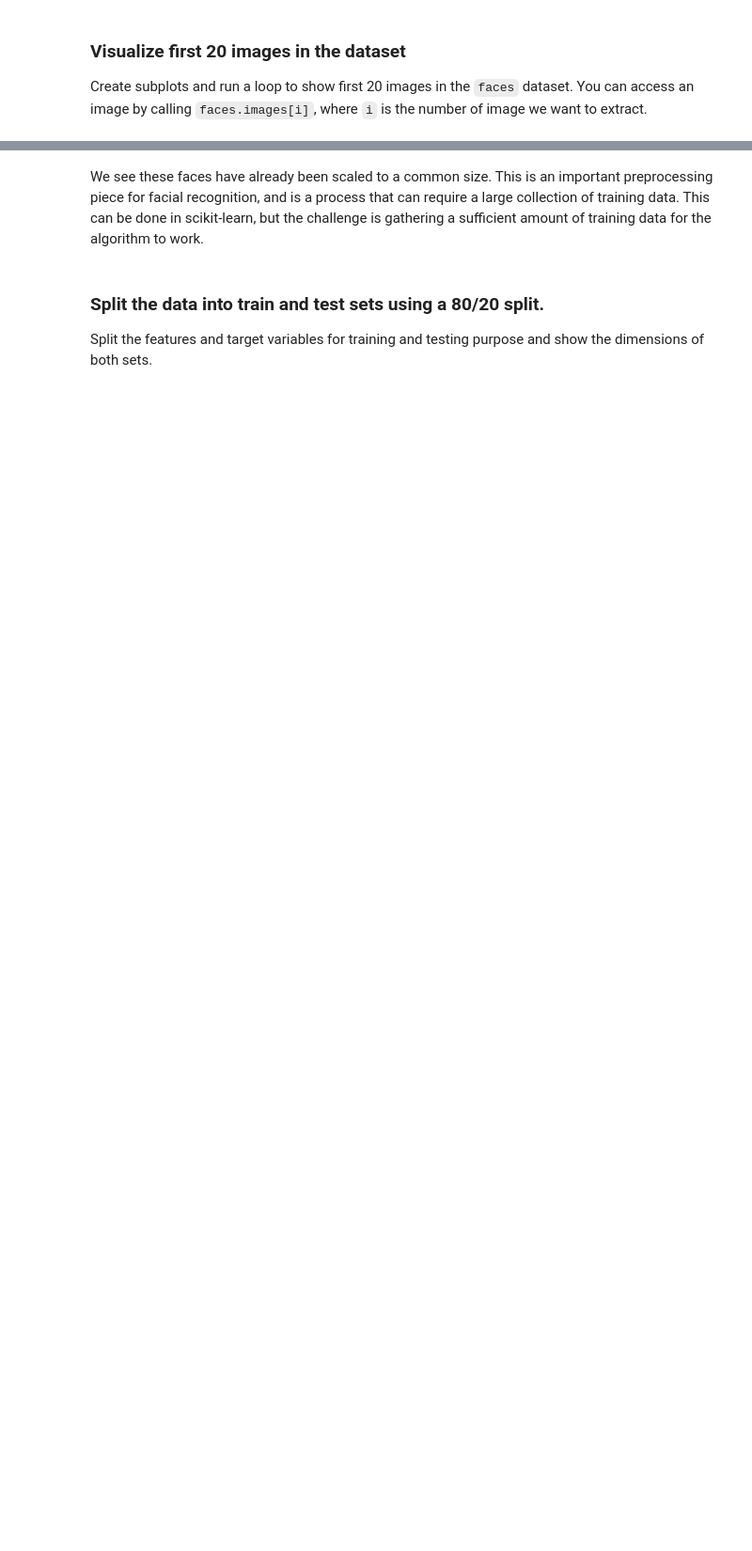
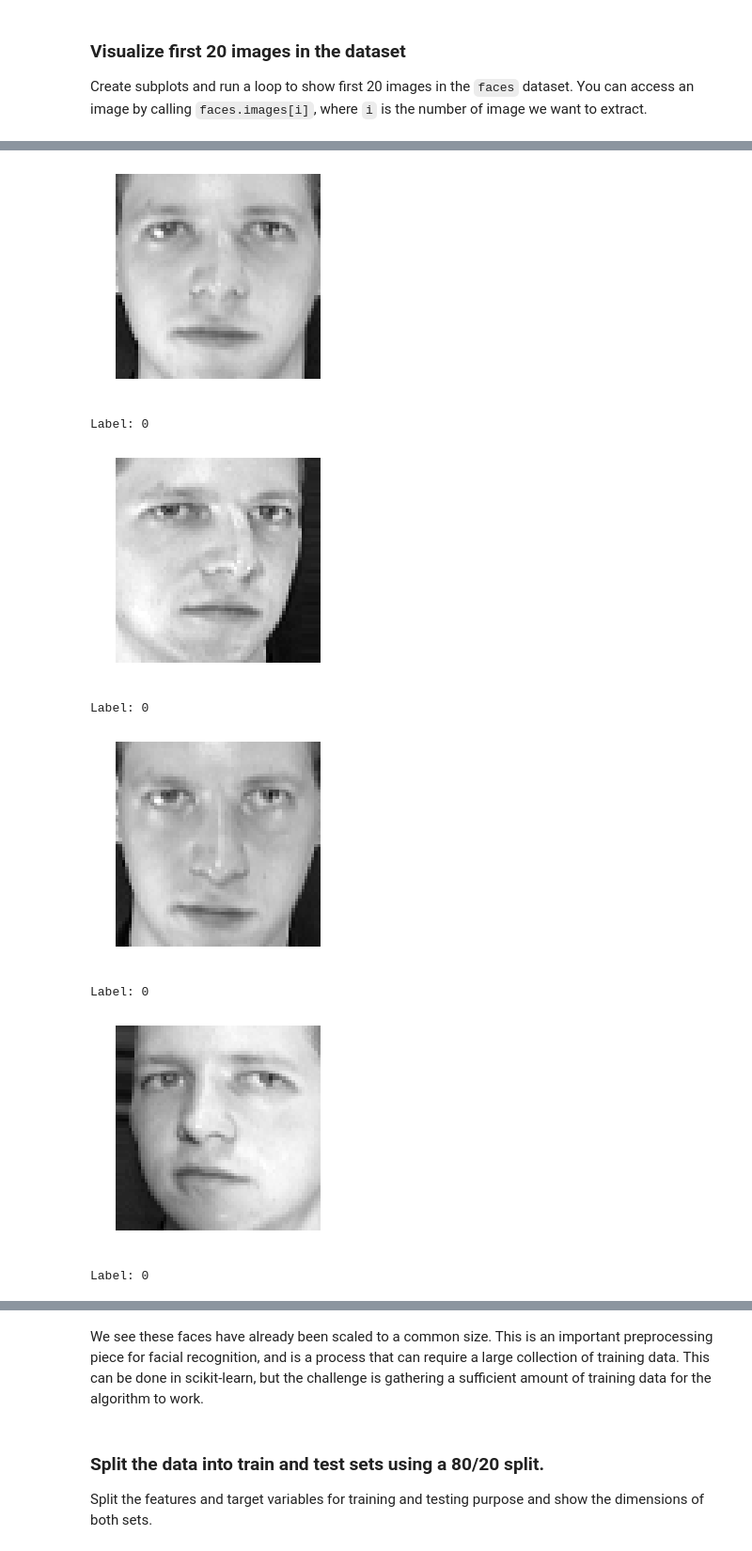
Before and after one commit to DavidBraslow/dsc-3-34-12-facial-recognition-with-pca-and-eigenfaces-lab-online-ds-sp-000, a Jupyter notebook: index.ipynb, the cells around one changed output, grey strips where cells are left out. Shown: that part at 94% size. Drawn from its saved outputs; the diff is of its cells as text; code cells hidden in the pictures; blank space fills up the shorter version.

```diff
--- a/index.ipynb
+++ b/index.ipynb
@@ -92,0 +93,19 @@ Create subplots and run a loop to show first 20 images in the `faces` dataset. Y
+# %%
+for i in range(0,20):
+    pixels = faces.images[i]
+    plt.imshow(pixels, cmap='gray')
+    plt.axis('off')
+    plt.show()
+    print ('Label:', faces.target[i])
+
+
+# Code here
+# %% [output]
+[figure, added]
+Label: 0
+[figure, added]
+Label: 0
+[figure, added]
+Label: 0
+[figure, added]
+Label: 0
```
Also changed, not shown: parts of 23 cells of this notebook.
